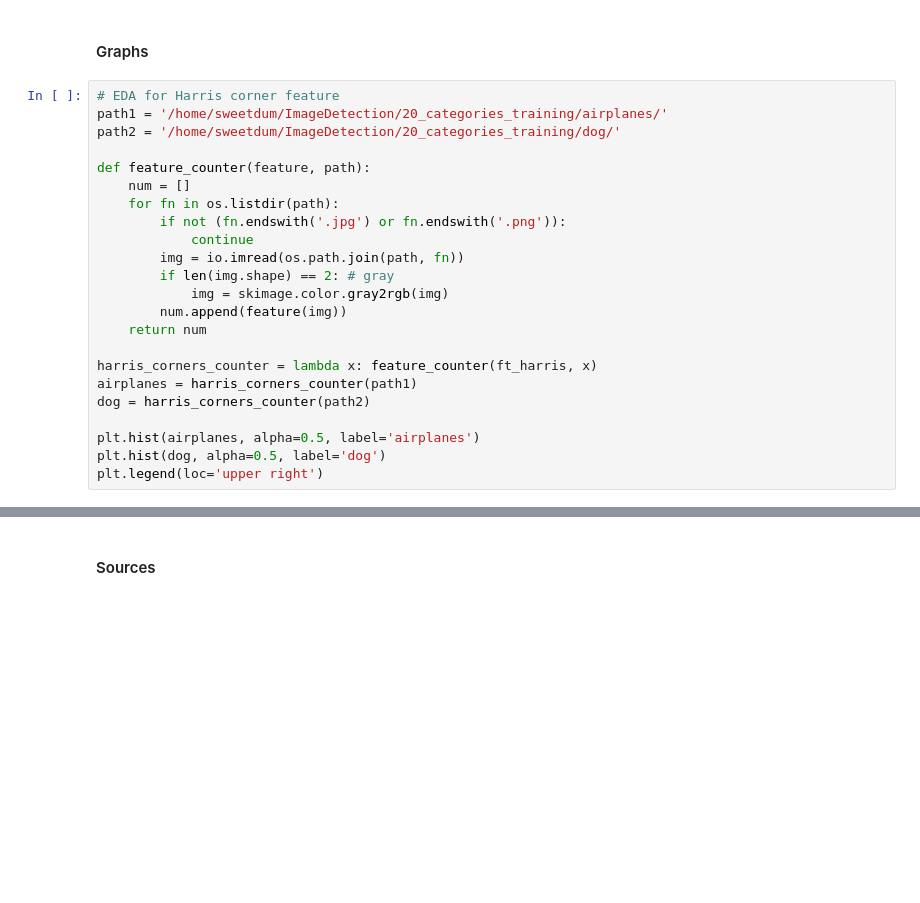
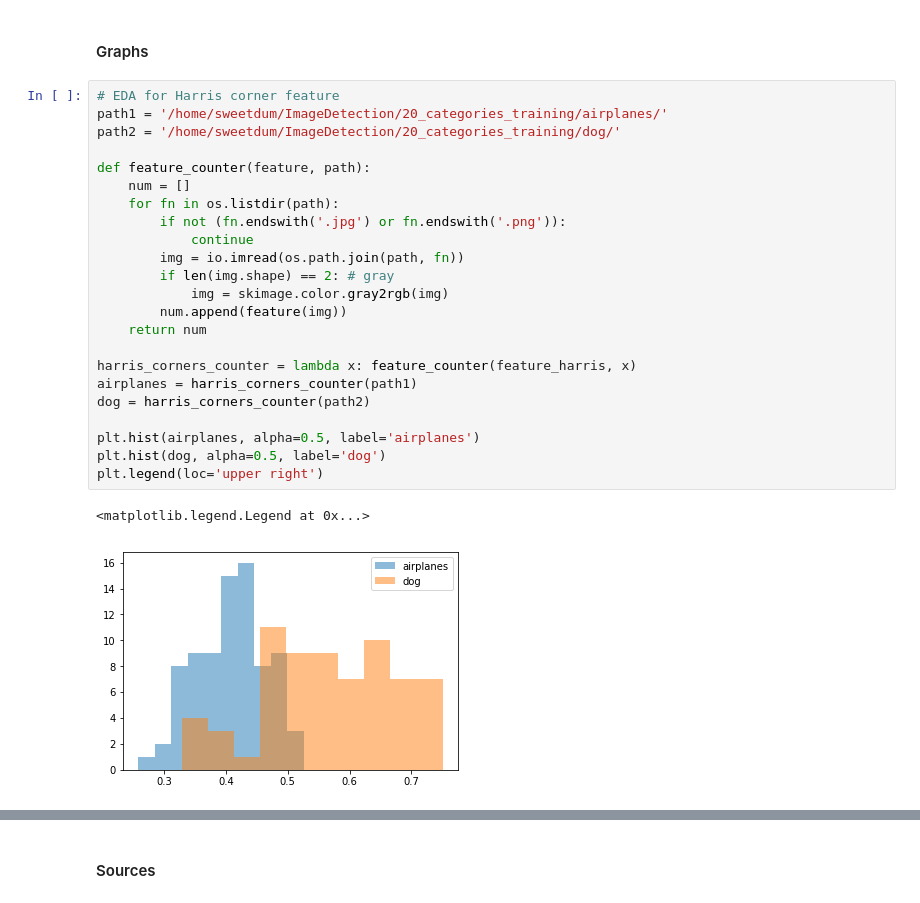
Before and after one commit to TianxiaoHu/ImageDetection, a Jupyter notebook: GradProject_NB2.ipynb, the cells around one changed output, grey strips where cells are left out. Saved outputs shown, nothing was run; the diff lists cells and outputs as text; blank space fills up the shorter version.

```diff
--- a/GradProject_NB2.ipynb
+++ b/GradProject_NB2.ipynb
@@ -114,26 +124,29 @@ Define more features above, performing any EDA research below. We expect all ext
 # %%
 # EDA for Harris corner feature
 path1 = '/home/sweetdum/ImageDetection/20_categories_training/airplanes/'
 path2 = '/home/sweetdum/ImageDetection/20_categories_training/dog/'
 
 def feature_counter(feature, path):
     num = []
     for fn in os.listdir(path):
         if not (fn.endswith('.jpg') or fn.endswith('.png')):
             continue
         img = io.imread(os.path.join(path, fn))
         if len(img.shape) == 2: # gray
             img = skimage.color.gray2rgb(img)
         num.append(feature(img))
     return num
 
-harris_corners_counter = lambda x: feature_counter(ft_harris, x)
+harris_corners_counter = lambda x: feature_counter(feature_harris, x)
 airplanes = harris_corners_counter(path1)
 dog = harris_corners_counter(path2)
 
 plt.hist(airplanes, alpha=0.5, label='airplanes')
 plt.hist(dog, alpha=0.5, label='dog')
 plt.legend(loc='upper right')
+# %% [output]
+<matplotlib.legend.Legend at 0x...>
+[figure, added]
 # %%
 #DoG: Difference of Gaussian
 
```
Also changed, not shown: parts of 5 cells of this notebook, 1 other file.
